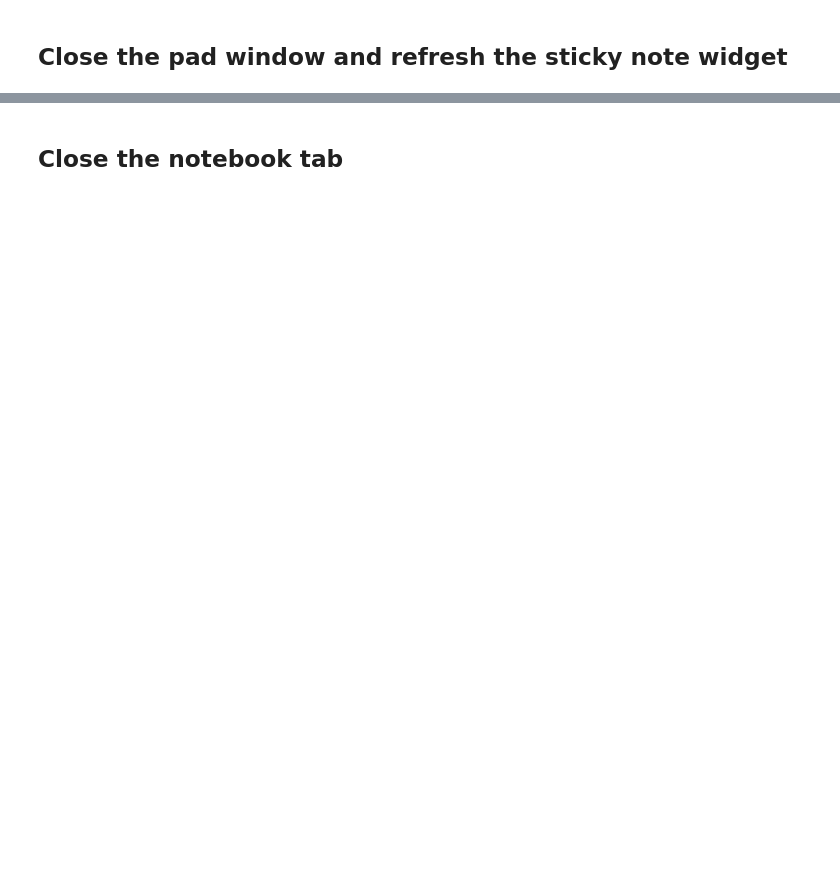
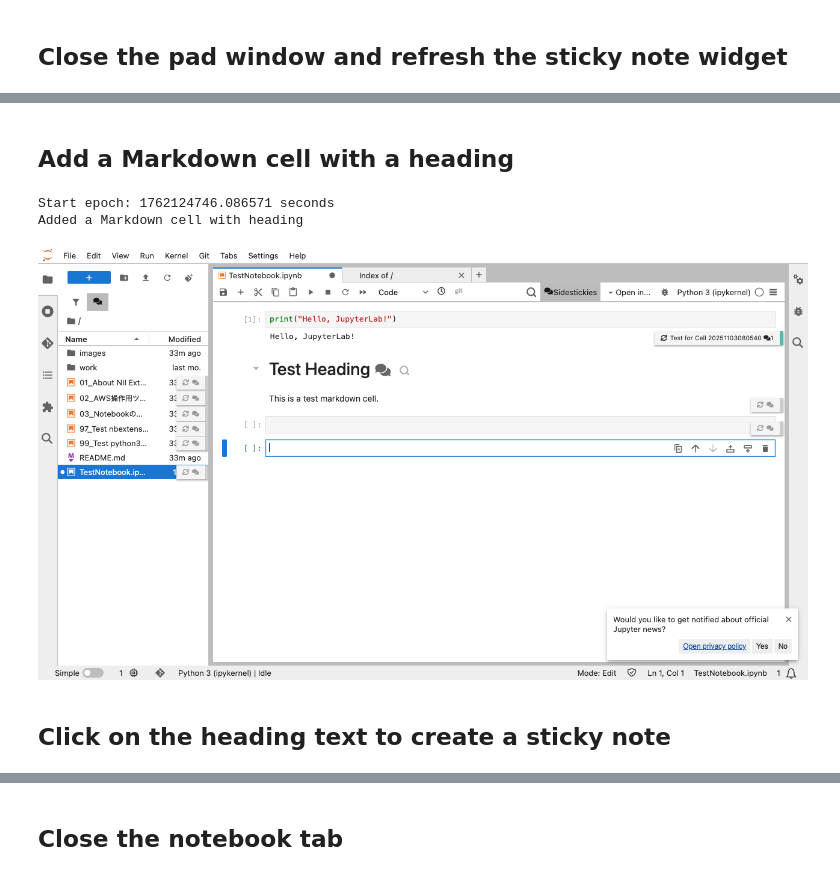
Before and after one commit to NII-cloud-operation/sidestickies, a Jupyter notebook: ui-tests/e2e-notebook/notebooks/01_Basic_Test_JupyterLab.ipynb, the cells around one changed output, grey strips where cells are left out. Cells and saved outputs as stored; diff of their text form; code cells hidden in the pictures; blank space fills up the shorter version.

Commit message:
test: Add Markdown cell sticky note tests to E2E tests

```diff
--- a/ui-tests/e2e-notebook/notebooks/01_Basic_Test_JupyterLab.ipynb
+++ b/ui-tests/e2e-notebook/notebooks/01_Basic_Test_JupyterLab.ipynb
@@ -288 +288,44 @@ Start epoch: 1762034469.513014 seconds
 [figure]
+# %% [markdown]
+## Add a Markdown cell with a heading
+# %%
+async def _step(page):
+    # Get initial cell count
+    initial_cells = created_panel_locator.locator('.jp-Cell')
+    initial_count = await initial_cells.count()
+
+    # Insert a new cell below the first cell
+    await created_panel_locator.locator('.jp-Cell').first.click()
+    await page.keyboard.press('Escape')  # Ensure command mode
+    await page.keyboard.press('b')  # Insert cell below
+
+    # Wait for the new cell to be created
+    await expect(initial_cells).to_have_count(initial_count + 1, timeout=transition_timeout)
+
+    # Change the cell type to Markdown (the newly created cell should be active)
+    await asyncio.sleep(0.5)  # Wait a moment to ensure the cell is active
+    await page.keyboard.press('m')
+
+    # Get the active/selected markdown cell
+    markdown_cell = created_panel_locator.locator('.jp-Cell.jp-mod-active.jp-MarkdownCell')
+    await expect(markdown_cell).to_be_visible(timeout=transition_timeout)
+
+    # Enter the cell and add markdown content with a heading
+    await markdown_cell.locator('.cm-content').click()
+    await sidestickies.input_code_in_cell(page, markdown_cell.locator('.cm-content'), '# Test Heading\n\nThis is a test markdown cell.')
+
+    # Render the markdown cell
+    await page.keyboard.press('Shift+Enter')
+
+    # Wait for markdown to be rendered
+    await expect(created_panel_locator.locator('.jp-MarkdownCell .jp-MarkdownOutput')).to_be_visible(timeout=transition_timeout)
+
+    print("Added a Markdown cell with heading")
+
+await run_pw(_step)
+# %% [output]
+Start epoch: 1762124746.086571 seconds
+Added a Markdown cell with heading
+[figure, added]
+# %% [markdown]
+## Click on the heading text to create a sticky note
```
Also changed, not shown: parts of 28 cells of this notebook, 1 other file.
